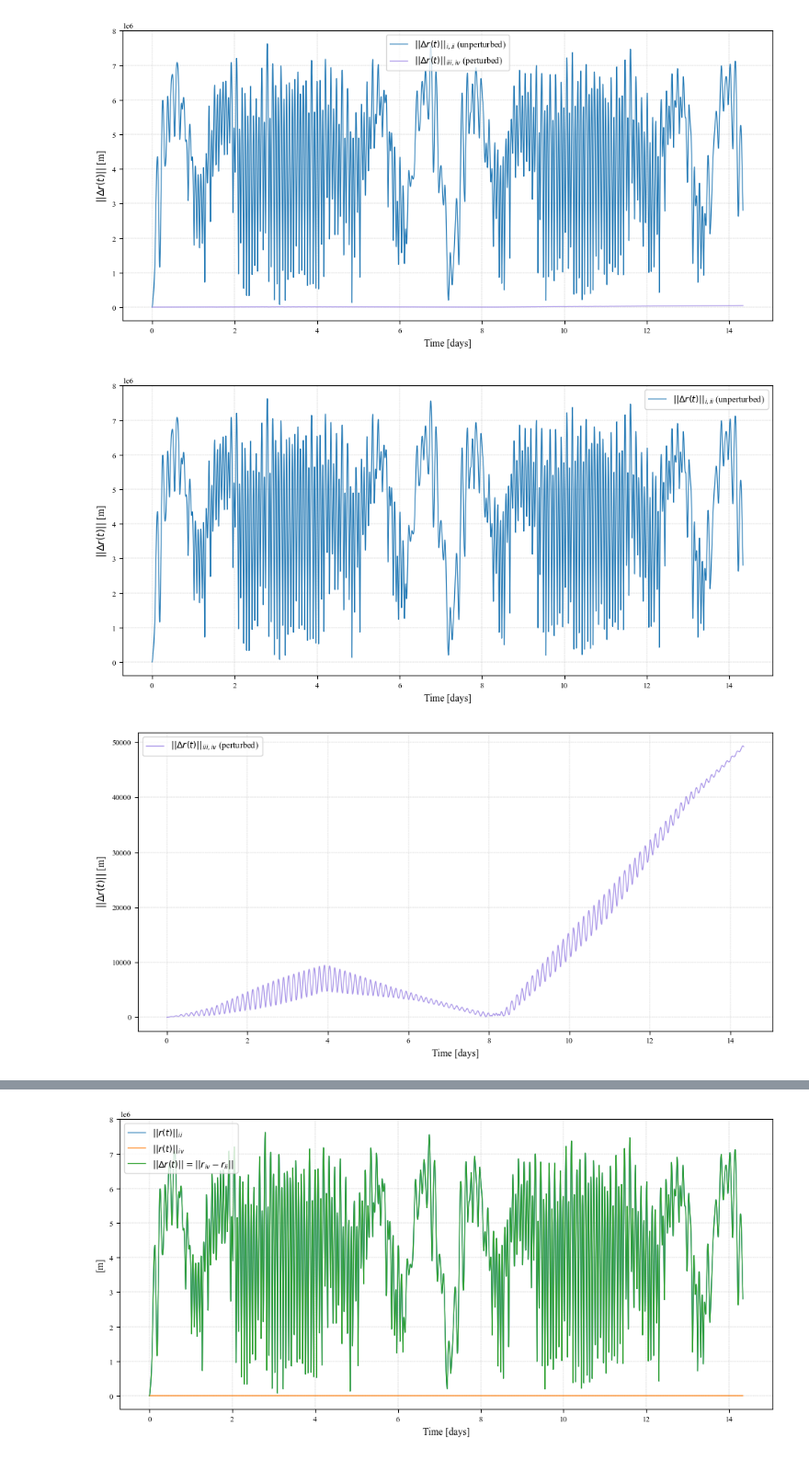
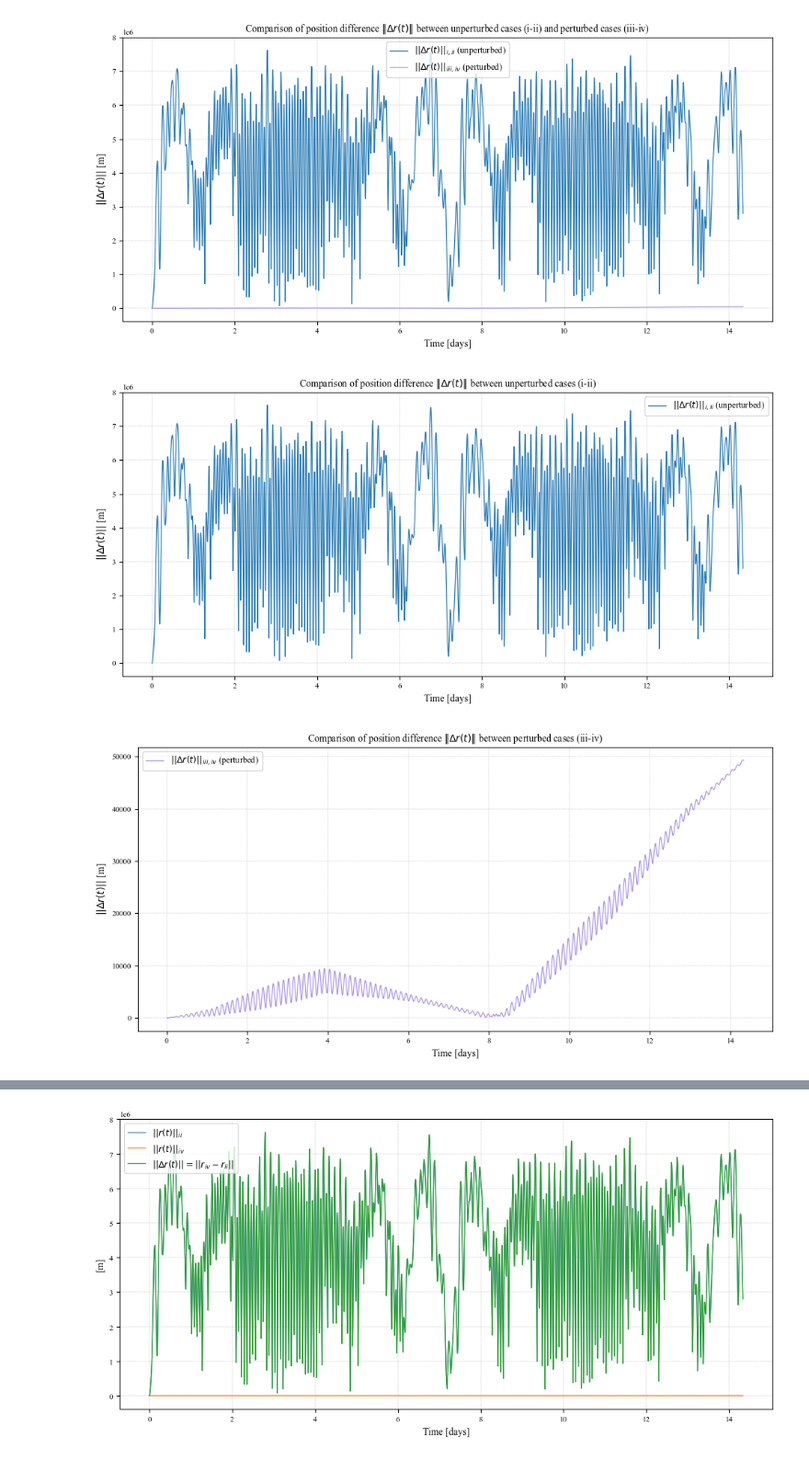
Before and after one commit to reiaramkumar/Numerical_Atrodynamics, a Jupyter notebook: Assignment1/Question 4.ipynb, the cells around one changed output, grey strips where cells are left out. Shown at 92% size. Drawn from its saved outputs; the diff is of its cells as text; code cells hidden in the pictures.

```diff
--- a/Assignment1/Question 4.ipynb
+++ b/Assignment1/Question 4.ipynb
@@ -296,36 +296,40 @@ dr_i_ii   = np.linalg.norm(rGs_i - rGs_ii, axis=1)
 dr_iii_iv = np.linalg.norm(rGs_iii - rGs_iv, axis=1)
 
 plt.figure(figsize=(10,5))
 plt.plot(res_i['time_days'], dr_i_ii,   label=r"$||\Delta r(t)||_{i,ii}$ (unperturbed)", linewidth=0.9)
 plt.plot(res_i['time_days'], dr_iii_iv, label=r"$||\Delta r(t)||_{iii,iv}$ (perturbed)", linewidth=0.9, color = palette["pastel_purple"])
 plt.xlabel("Time [days]")
 plt.ylabel(r"$||\Delta r(t)||$ [m]")
 plt.grid(True, linestyle="--", linewidth=0.3)
 plt.legend()
+plt.title(r'Comparison of position difference $\|\Delta r(t)\|$ between unperturbed cases (i-ii) and perturbed cases (iii-iv)')
 plt.tight_layout()
 plt.show()
 
 plt.figure(figsize=(10,5))
 plt.plot(res_i['time_days'], dr_i_ii,   label=r"$||\Delta r(t)||_{i,ii}$ (unperturbed)", linewidth=0.9)
 plt.xlabel("Time [days]")
 plt.ylabel(r"$||\Delta r(t)||$ [m]")
 plt.grid(True, linestyle="--", linewidth=0.3)
 plt.legend()
+plt.title(r'Comparison of position difference $\|\Delta r(t)\|$ between unperturbed cases (i-ii)')
 plt.tight_layout()
 plt.show()
 
 plt.figure(figsize=(10,5))
 plt.plot(res_i['time_days'], dr_iii_iv, label=r"$||\Delta r(t)||_{iii,iv}$ (perturbed)", linewidth=0.9, color = palette["pastel_purple"])
 plt.xlabel("Time [days]")
 plt.ylabel(r"$||\Delta r(t)||$ [m]")
 plt.grid(True, linestyle="--", linewidth=0.3)
+plt.title(r'Comparison of position difference $\|\Delta r(t)\|$ between perturbed cases (iii-iv)')
+
 plt.legend()
 plt.tight_layout()
 plt.show()
 # %% [output]
-[figure, old version]
+[figure, new version]
-[figure, old version]
+[figure, new version]
-[figure, old version]
+[figure, new version]
 # %%
 def propagator_q4_last(perturbation = False, frame = "Ganymede"):
 
```
Also changed, not shown: parts of 1 cell of this notebook, 1 other file.
